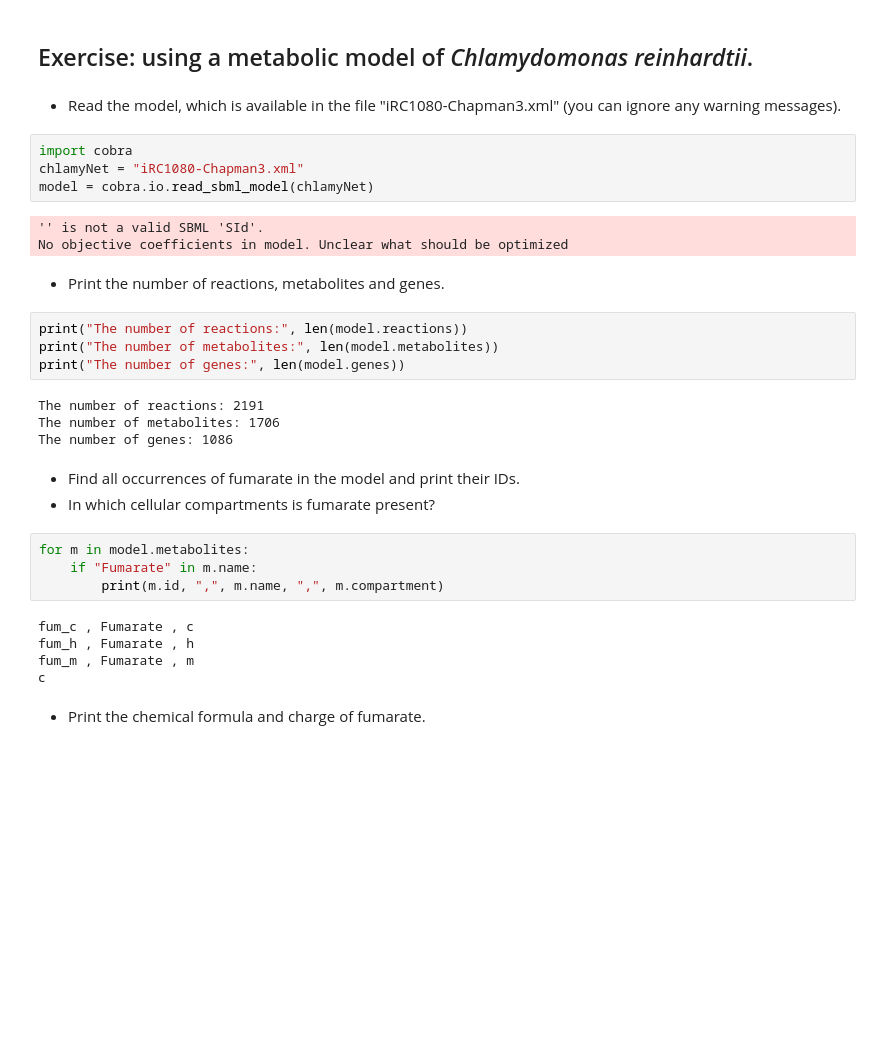
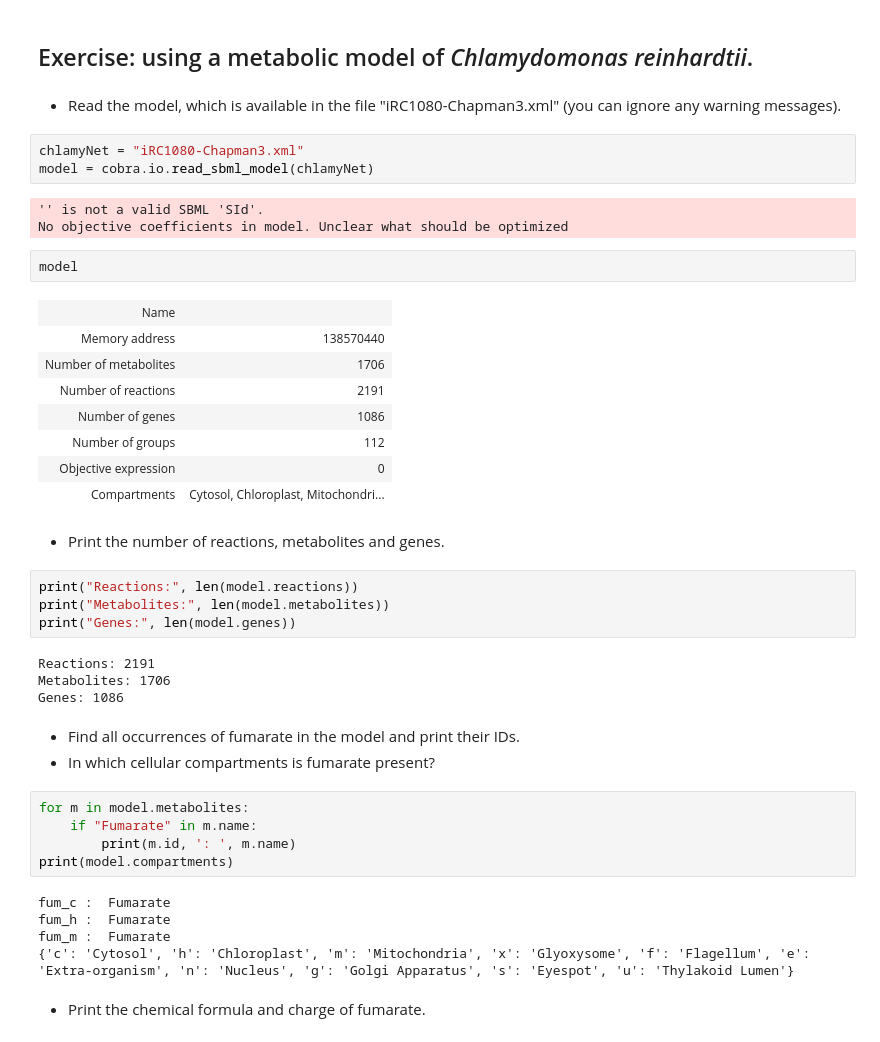
Before and after one commit to JamesOrr270/computational_approaches_to_biology, a Jupyter notebook: Metabolic Models/Week6_Practical.ipynb, the cells around one changed output. Saved outputs shown, nothing was run; the diff lists cells and outputs as text; blank space fills up the shorter version.

```diff
--- a/Metabolic Models/Week6_Practical.ipynb
+++ b/Metabolic Models/Week6_Practical.ipynb
@@ -16,36 +16,47 @@ random.seed(42)
 # %% [markdown]
 ## Exercise: using a metabolic model of <i>Chlamydomonas reinhardtii</i>.
 # %% [markdown]
-- Read the model, which is available in the file "iRC1080\-Chapman3.xml" \(you can ignore any warning messages\).
+* Read the model, which is available in the file "iRC1080-Chapman3.xml" (you can ignore any warning messages).
 # %%
-import cobra
 chlamyNet = "iRC1080-Chapman3.xml"
 model = cobra.io.read_sbml_model(chlamyNet)
 # %% [output]
 '' is not a valid SBML 'SId'.
 No objective coefficients in model. Unclear what should be optimized
+# %%
+model
+# %% [output]
+| Name |  |
+| Memory address | 138570440 |
+| Number of metabolites | 1706 |
+| Number of reactions | 2191 |
+| Number of genes | 1086 |
+| Number of groups | 112 |
+| Objective expression | 0 |
+| Compartments | Cytosol, Chloroplast, Mitochondri... |
 # %% [markdown]
 * Print the number of reactions, metabolites and genes.
 # %%
-print("The number of reactions:", len(model.reactions))
-print("The number of metabolites:", len(model.metabolites))
-print("The number of genes:", len(model.genes))
+print("Reactions:", len(model.reactions))
+print("Metabolites:", len(model.metabolites))
+print("Genes:", len(model.genes))
 # %% [output]
-The number of reactions: 2191
-The number of metabolites: 1706
-The number of genes: 1086
+Reactions: 2191
+Metabolites: 1706
+Genes: 1086
 # %% [markdown]
 * Find all occurrences of fumarate in the model and print their IDs.
 * In which cellular compartments is fumarate present?
 # %%
 for m in model.metabolites:
     if "Fumarate" in m.name:
-        print(m.id, ",", m.name, ",", m.compartment)
+        print(m.id, ': ', m.name)
+print(model.compartments)
 # %% [output]
-fum_c , Fumarate , c
-fum_h , Fumarate , h
-fum_m , Fumarate , m
-c
+fum_c :  Fumarate
+fum_h :  Fumarate
+fum_m :  Fumarate
+{'c': 'Cytosol', 'h': 'Chloroplast', 'm': 'Mitochondria', 'x': 'Glyoxysome', 'f': 'Flagellum', 'e': 'Extra-organism', 'n': 'Nucleus', 'g': 'Golgi Apparatus', 's': 'Eyespot', 'u': 'Thylakoid Lumen'}
 # %% [markdown]
 * Print the chemical formula and charge of fumarate.
 # %%
```
Also changed, not shown: parts of 15 cells of this notebook, 2 other files.
